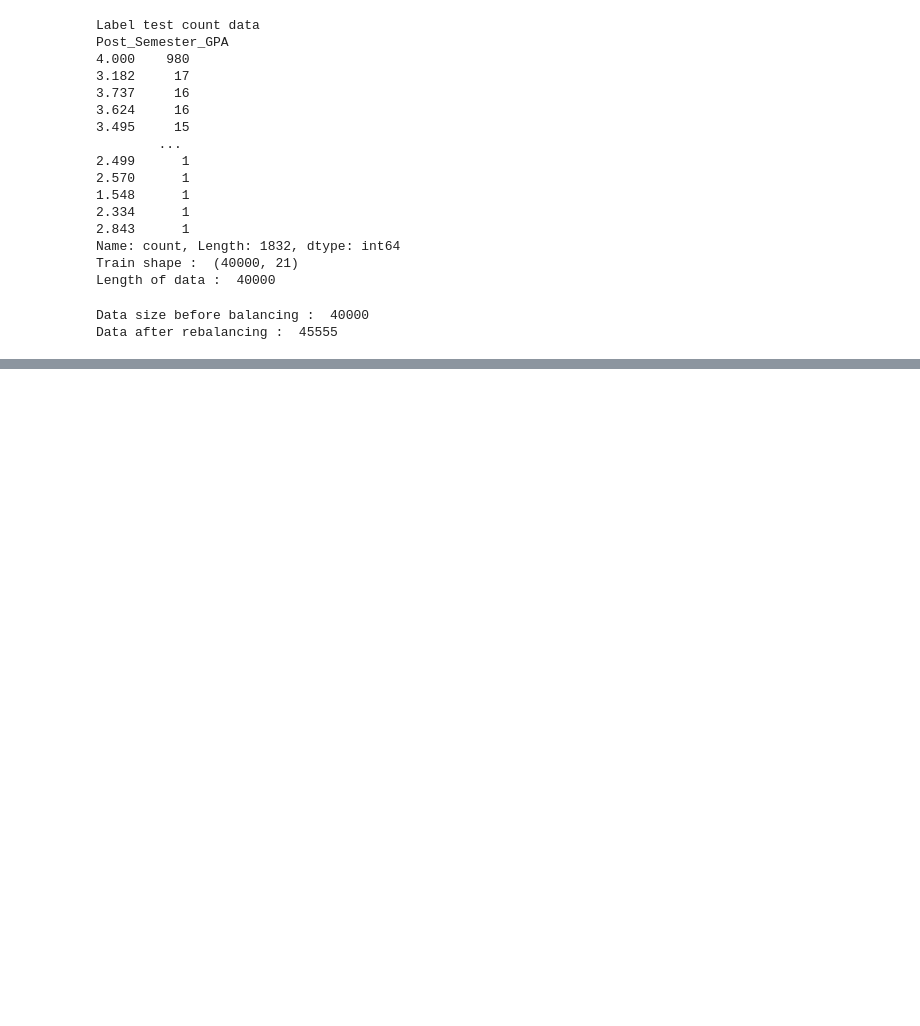
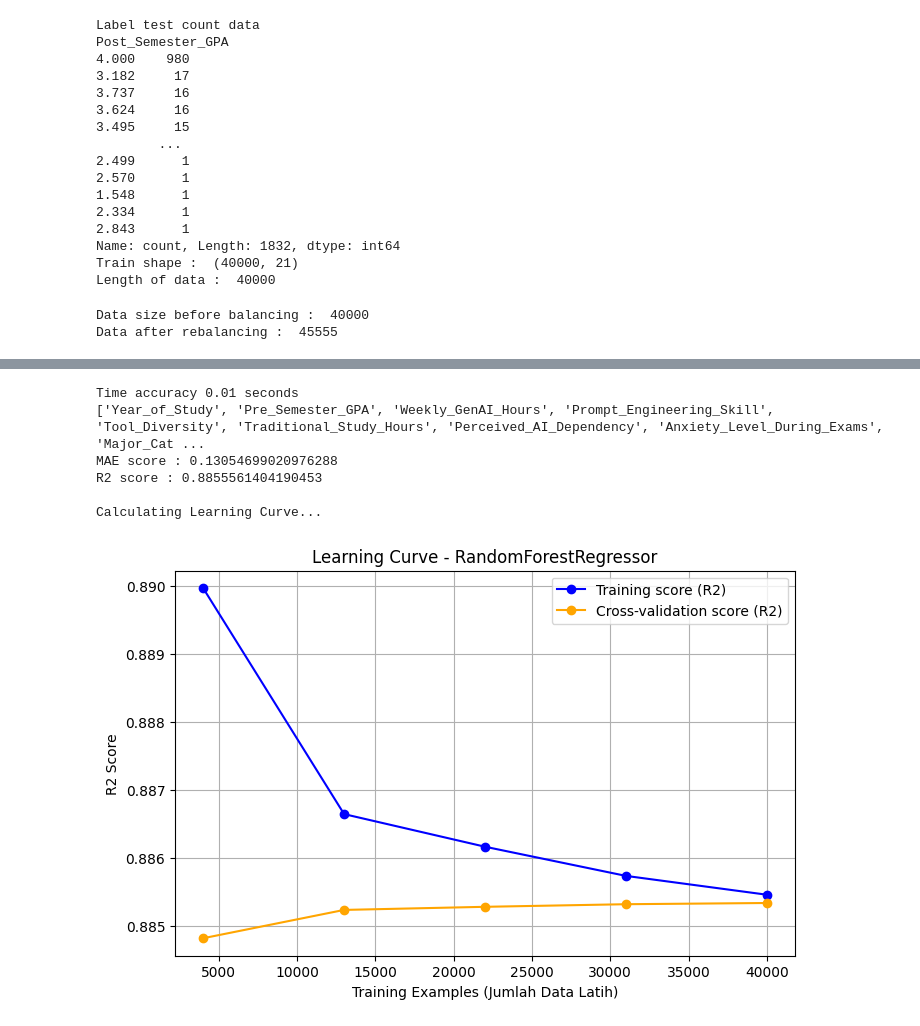
Before and after one commit to tiopramana/machine_learning, a Jupyter notebook: Project/Impact_Ai_Student/main.ipynb, the cells around one changed output, grey strips where cells are left out. Drawn from its saved outputs; the diff is of its cells as text; code cells hidden in the pictures; blank space fills up the shorter version.

```diff
--- a/Project/Impact_Ai_Student/main.ipynb
+++ b/Project/Impact_Ai_Student/main.ipynb
@@ -392,0 +393,61 @@ Calculating Learning Curve...
+# %%
+time_start = time.perf_counter()
+
+model_rfr = LinearRegression()
+
+model_rfr.fit(X_train_reg, y_train_reg)
+
+y_preds_reg = model_rfr.predict(X_valid_reg)
+
+mae = mean_absolute_error(y_valid_reg, y_preds_reg)
+r2 = r2_score(y_valid_reg, y_preds_reg)
+
+print("Time accuracy", format(time.perf_counter() - time_start, '.2f'), 'seconds')
+
+# Checking Leakage data
+print(X_train_reg.columns.tolist())
+
+# Result
+print(f"MAE score : {mae}")
+print(f"R2 score : {r2} ")
+
+# Learning Curve
+print("\nCalculating Learning Curve...")
+
+cv_strategy = KFold(n_splits=5, shuffle=True, random_state=42)
+train_sizes = np.linspace(0.1, 1.0, 5) # Menguji dari 10% hingga 100% ukuran data
+
+X_full = np.vstack((X_train_reg, X_valid_reg)) if hasattr(X_train_reg, 'values') else np.concatenate((X_train_reg, X_valid_reg))
+y_full = np.concatenate((y_train_reg, y_valid_reg))
+
+train_sizes, train_scores, test_scores = learning_curve(
+    estimator=model_rfr,
+    X=X_full,
+    y=y_full,
+    cv=cv_strategy,
+    scoring='r2',
+    train_sizes=train_sizes,
+    n_jobs=-1
+)
+
+train_scores_mean = np.mean(train_scores, axis=1)
+test_scores_mean = np.mean(test_scores, axis=1)
+
+plt.figure(figsize=(8, 5))
+plt.plot(train_sizes, train_scores_mean, 'o-', color="blue", label="Training score (R2)")
+plt.plot(train_sizes, test_scores_mean, 'o-', color="orange", label="Cross-validation score (R2)")
+
+plt.title("Learning Curve - RandomForestRegressor")
+plt.xlabel("Training Examples (Jumlah Data Latih)")
+plt.ylabel("R2 Score")
+plt.legend(loc="best")
+plt.grid(True)
+plt.show()
+# %% [output]
+Time accuracy 0.01 seconds
+['Year_of_Study', 'Pre_Semester_GPA', 'Weekly_GenAI_Hours', 'Prompt_Engineering_Skill', 'Tool_Diversity', 'Traditional_Study_Hours', 'Perceived_AI_Dependency', 'Anxiety_Level_During_Exams', 'Major_Cat ...
+MAE score : 0.13054699020976288
+R2 score : 0.8855561404190453
+
+Calculating Learning Curve...
+[figure, added]
```
Also changed, not shown: parts of 4 cells of this notebook.
